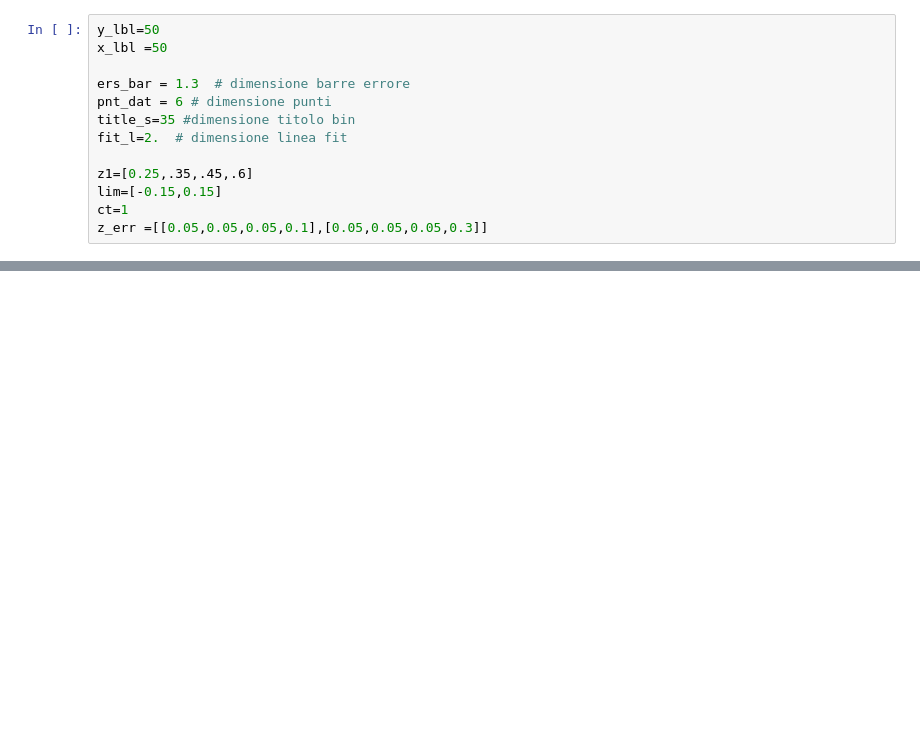
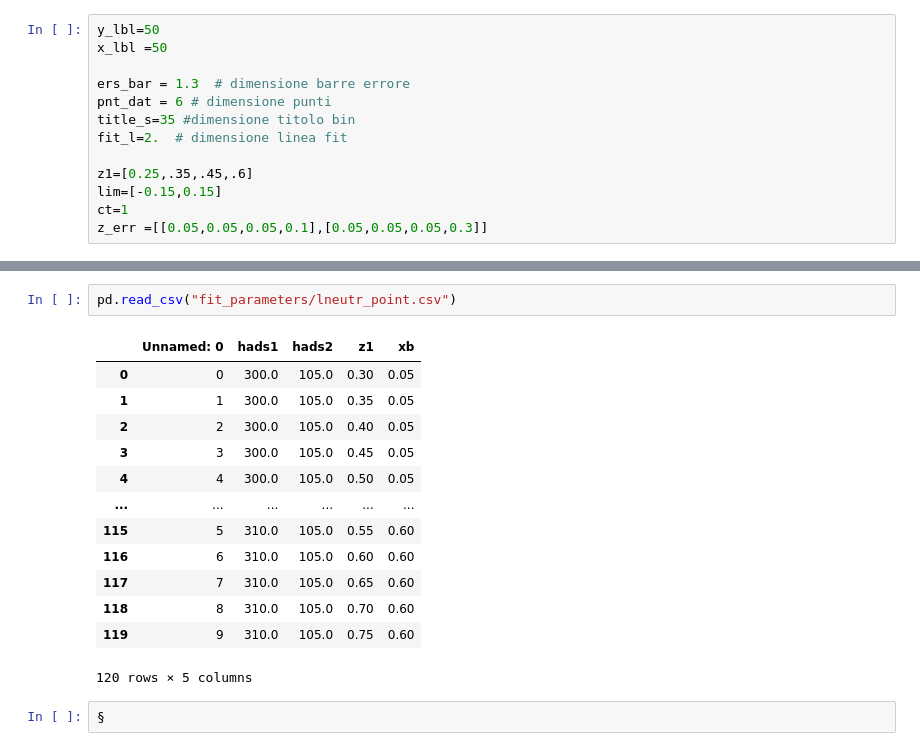
Before and after one commit to zaccheddu/SIDIS_epem, a Jupyter notebook: def_convolution_sidis_PV17_beam_en/grid_&_plot_dfs_stime_compare.ipynb, the cells around one changed output, grey strips where cells are left out. Saved outputs shown, nothing was run; the diff lists cells and outputs as text; blank space fills up the shorter version.

```diff
--- a/def_convolution_sidis_PV17_beam_en/grid_&_plot_dfs_stime_compare.ipynb
+++ b/def_convolution_sidis_PV17_beam_en/grid_&_plot_dfs_stime_compare.ipynb
@@ -505,0 +526,18 @@ fig.savefig('fit_parameters/stime_fr/Lb_prot_'+str(sep)+'_bands2_or2.png')
+# %%
+pd.read_csv("fit_parameters/lneutr_point.csv")
+# %% [output]
+|  | Unnamed: 0 | hads1 | hads2 | z1 | xb |
+| 0 | 0 | 300.0 | 105.0 | 0.30 | 0.05 |
+| 1 | 1 | 300.0 | 105.0 | 0.35 | 0.05 |
+| 2 | 2 | 300.0 | 105.0 | 0.40 | 0.05 |
+| 3 | 3 | 300.0 | 105.0 | 0.45 | 0.05 |
+| 4 | 4 | 300.0 | 105.0 | 0.50 | 0.05 |
+| ... | ... | ... | ... | ... | ... |
+| 115 | 5 | 310.0 | 105.0 | 0.55 | 0.60 |
+| 116 | 6 | 310.0 | 105.0 | 0.60 | 0.60 |
+| 117 | 7 | 310.0 | 105.0 | 0.65 | 0.60 |
+| 118 | 8 | 310.0 | 105.0 | 0.70 | 0.60 |
+| 119 | 9 | 310.0 | 105.0 | 0.75 | 0.60 |
+120 rows × 5 columns
+# %%
+§
```
Also changed, not shown: parts of 8 cells of this notebook, 7 other files.
